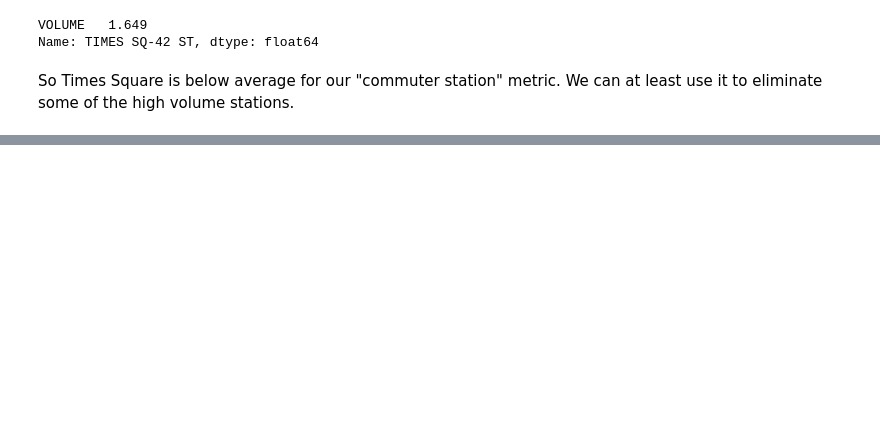
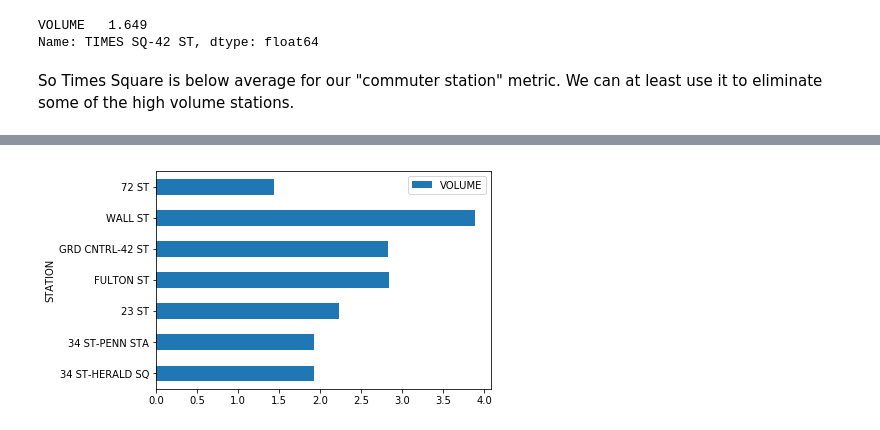
Before and after one commit to huge-reality/MTA_Project_Group_5, a Jupyter notebook: Weekdays Weekends1.ipynb, the cells around one changed output, grey strips where cells are left out. Cells and saved outputs as stored; diff of their text form; code cells hidden in the pictures; blank space fills up the shorter version.

```diff
--- a/Weekdays Weekends1.ipynb
+++ b/Weekdays Weekends1.ipynb
@@ -368,0 +380,4 @@ So Times Square is below average for our "commuter station" metric. We can at le
+# %%
+diff2.plot(kind ='barh', yticks = [1,2,2.234]);
+# %% [output]
+[figure, added]
```
Also changed, not shown: parts of 11 cells of this notebook, 3 other files.
